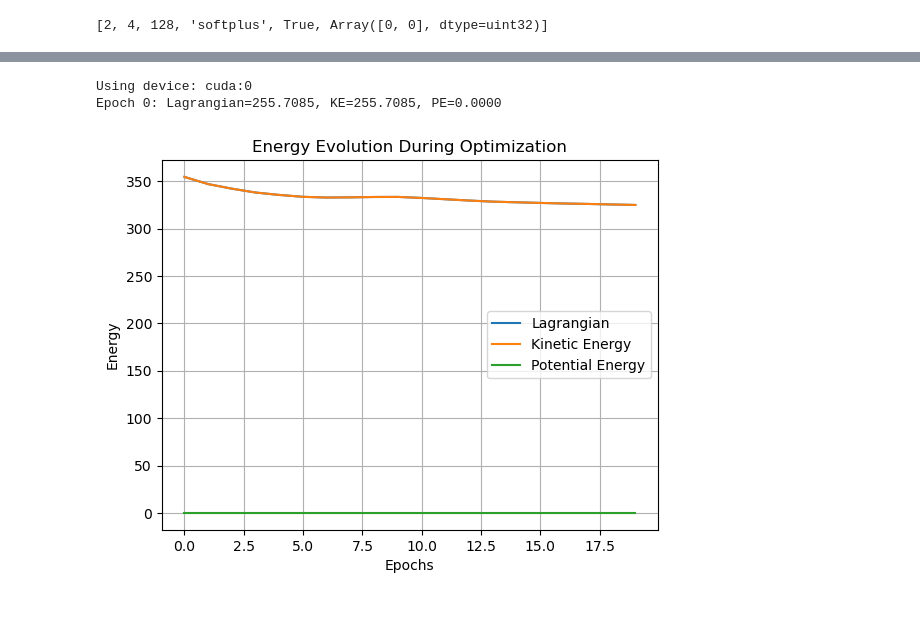
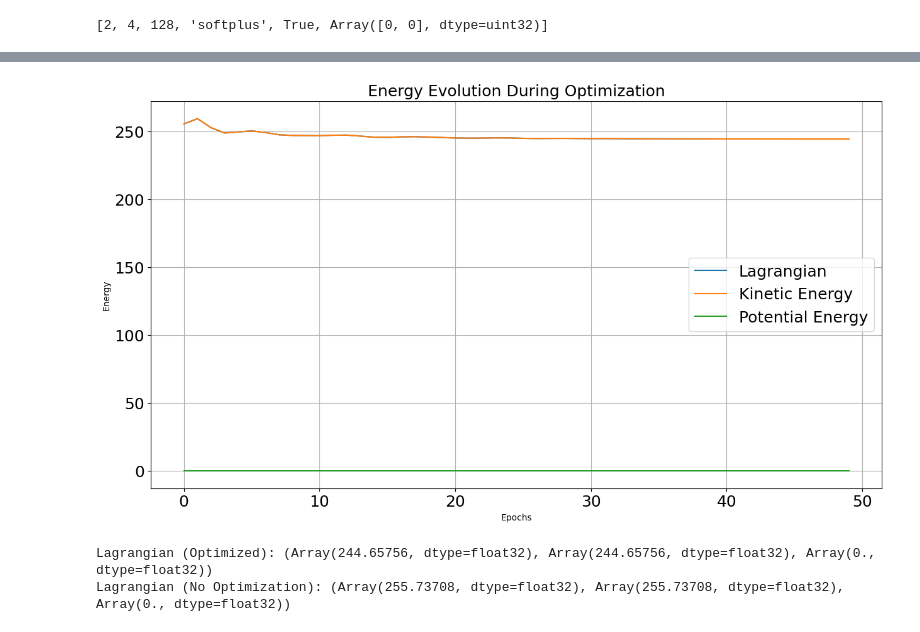
Before and after one commit to SebasGutHdz/PDPO_jax, a Jupyter notebook: pdpo/spline/test_interpolation.ipynb, the cells around one changed output, grey strips where cells are left out. Saved outputs shown, nothing was run; the diff lists cells and outputs as text; code cells hidden in the pictures.

```diff
--- a/pdpo/spline/test_interpolation.ipynb
+++ b/pdpo/spline/test_interpolation.ipynb
@@ -105,9 +105,9 @@ state1 = model_params1['model_state']
 
 bds = [state0, state1]
 # %%
-num_control_points = 3
+num_control_points = 7
 t_controls = jnp.linspace(0,1,num_control_points)
-s_query = jnp.linspace(0,1,10)
+s_query = jnp.linspace(0,1,30)
 # %%
 from pdpo.spline.builder import Assemble_spline
 # %%
@@ -194,28 +194,28 @@ x0 = inf_train_gen(
 # %%
 
 
-optimized_state,history = optimize_path(
+optimized_state,history = geodesic_warmup(
     problem_config = config_problem,
     key = subkey,
-    epochs = 20,
+    epochs = 50,
     learning_rate = 1e-3,
     x0 = x0
 )
 
 key,subkey = jrandom.split(key)
-# %% [output]
-Using device: cuda:0
-Epoch 0: Lagrangian=255.7085, KE=255.7085, PE=0.0000
 # %%
+fig = plt.figure(figsize=(15, 8))
 plt.plot(history.lagrangian, label='Lagrangian')
 plt.plot(history.kinetic, label='Kinetic Energy')
 plt.plot(history.potential, label='Potential Energy')
 plt.xlabel('Epochs')
 plt.ylabel('Energy')
-plt.legend()
-plt.title('Energy Evolution During Optimization')
+plt.xticks(fontsize=18)
+plt.yticks(fontsize=18)
+plt.legend(fontsize=18)
+plt.title('Energy Evolution During Optimization', fontsize=18)
 plt.grid()
 plt.show()
 # %% [output]
-[figure, old version]
+[figure, new version]
 # %%
@@ -243,4 +244,19 @@ sample_trajectory_no_opt = gen_sample_trajectory(
 key,subkey = jrandom.split(key)
+# %%
+# Compute lagrangians
+
+lagrangian_opt = lagrangian(samples_path=sample_trajectory_opt,
+                            times_path=time_trajectory,
+                            problem_config=config_problem)
+lagrangian_no_opt = lagrangian(samples_path=sample_trajectory_no_opt,
+                               times_path=time_trajectory,
+                               problem_config=config_problem)
+
+print(f"Lagrangian (Optimized): {lagrangian_opt}")
+print(f"Lagrangian (No Optimization): {lagrangian_no_opt}")
+# %% [output]
+Lagrangian (Optimized): (Array(244.65756, dtype=float32), Array(244.65756, dtype=float32), Array(0., dtype=float32))
+Lagrangian (No Optimization): (Array(255.73708, dtype=float32), Array(255.73708, dtype=float32), Array(0., dtype=float32))
 # %%
 fig = plt.figure(figsize=(8, 8))
 
```
Also changed, not shown: parts of 9 cells of this notebook, 3 other files.
